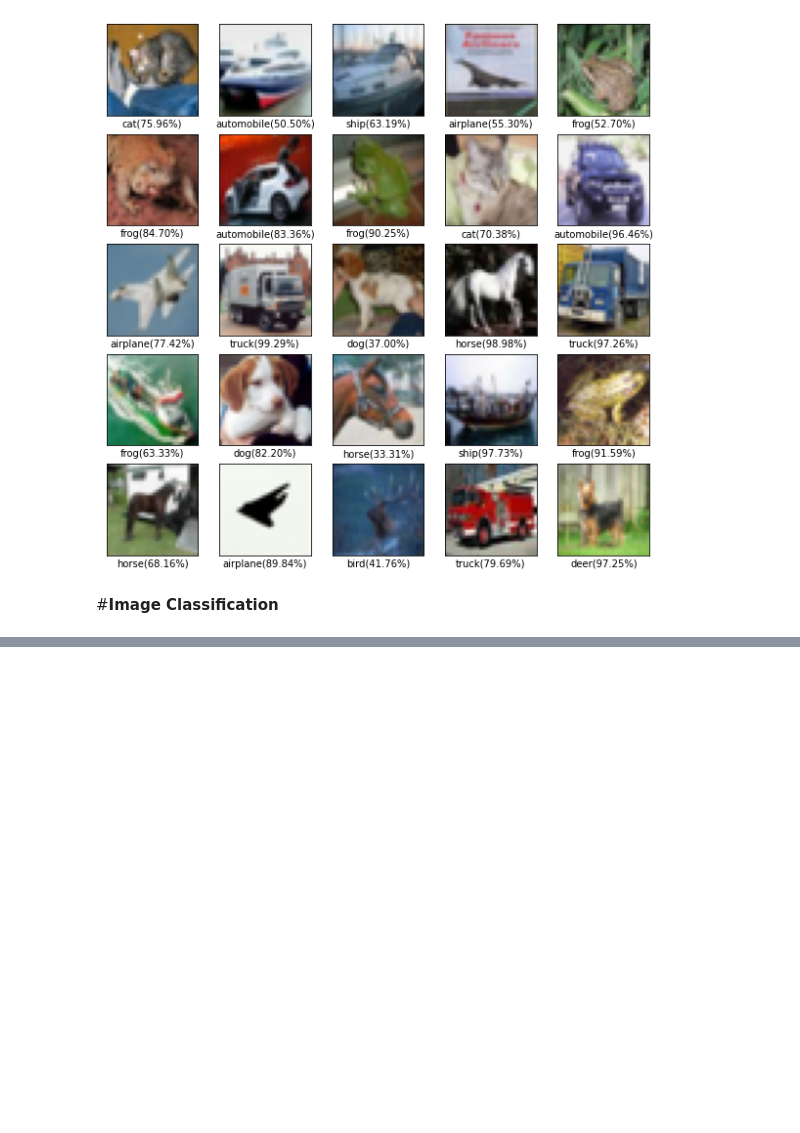
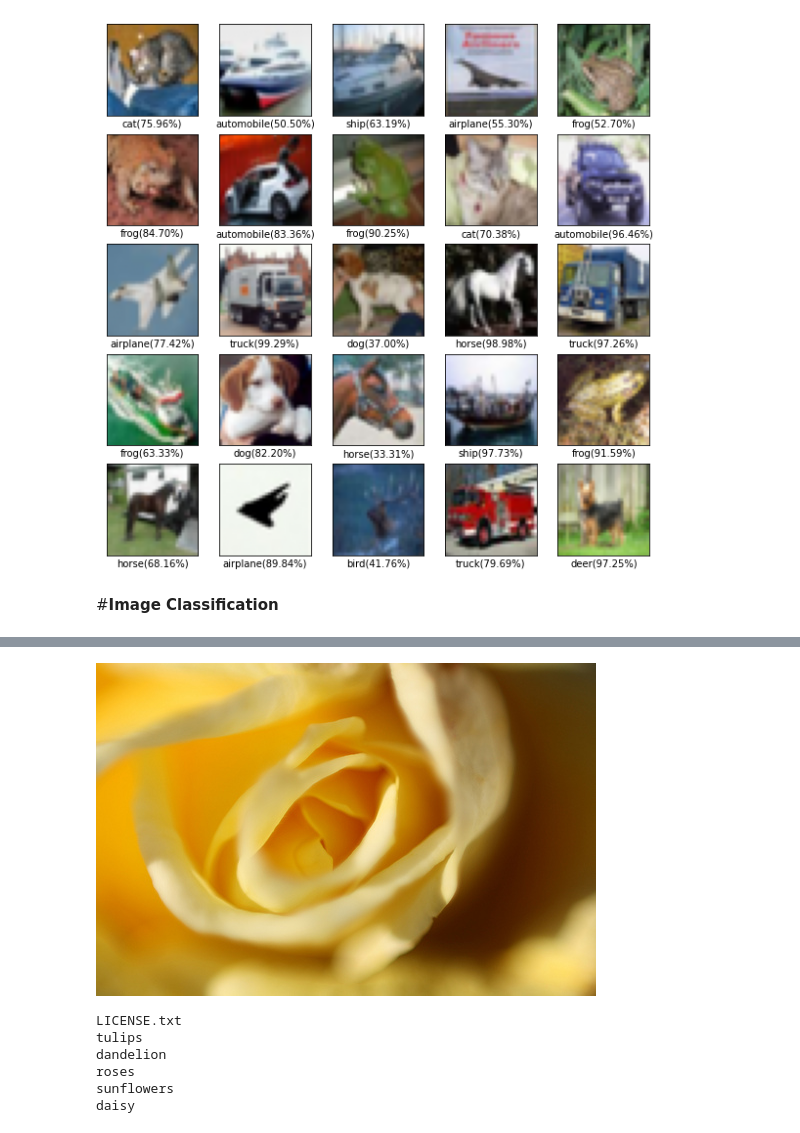
Before and after one commit to ArashDehghanyan/ml-and-vision-practices, a Jupyter notebook: Convolutional_Neural_Networks.ipynb, the cells around one changed output, grey strips where cells are left out. Saved outputs shown, nothing was run; the diff lists cells and outputs as text; code cells hidden in the pictures; blank space fills up the shorter version.

```diff
--- a/Convolutional_Neural_Networks.ipynb
+++ b/Convolutional_Neural_Networks.ipynb
@@ -312,0 +358,15 @@ from tensorflow.keras.models import Sequential
+# %%
+PIL.Image.open(str(roses[1]))
+# %% [output]
+[figure, added]
+# %%
+# Present directoy files and folders
+for p in list(data_dir.glob("*")):
+    print(str(p).split('/')[-1])
+# %% [output]
+LICENSE.txt
+tulips
+dandelion
+roses
+sunflowers
+daisy
```
Also changed, not shown: parts of 9 cells of this notebook.
